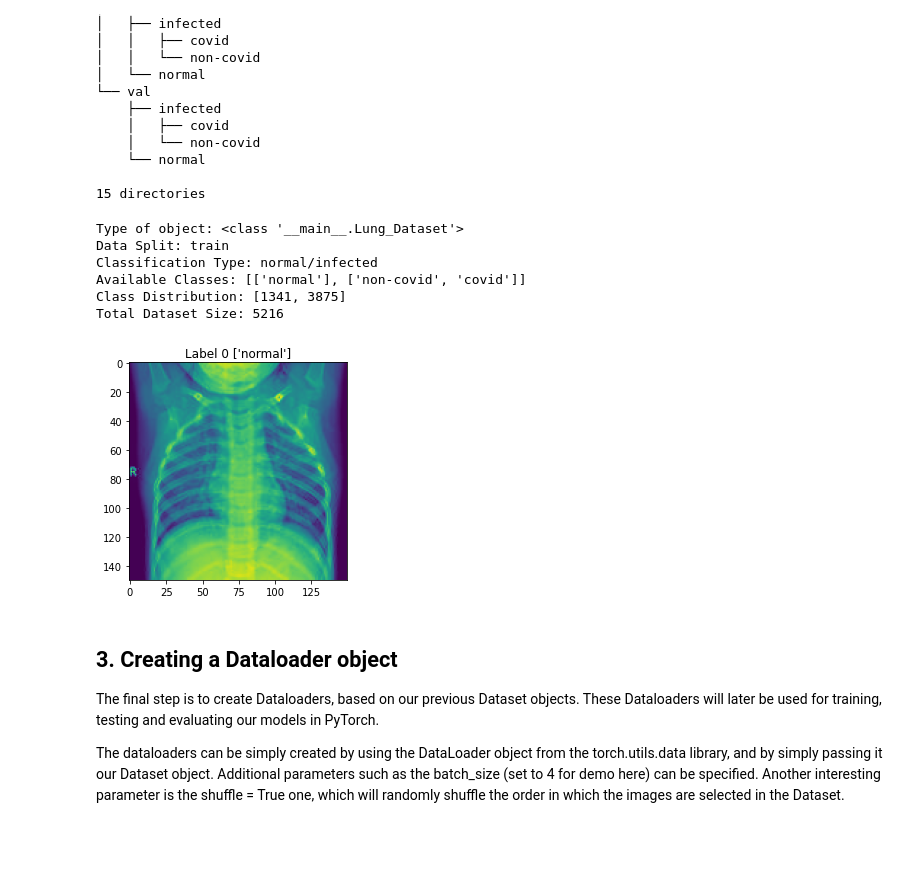
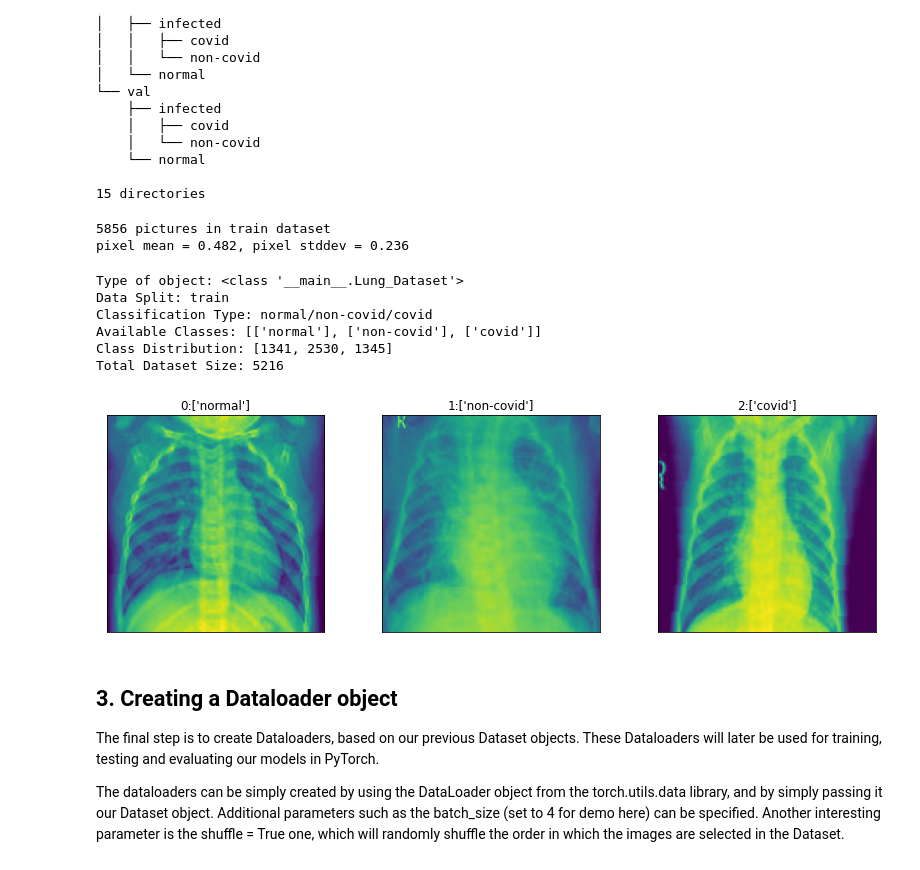
Before and after one commit to indoc/deep-learning-small-project, a Jupyter notebook: lung_dataset.ipynb, the cells around one changed output. Drawn from its saved outputs; the diff is of its cells as text; code cells hidden in the pictures; blank space fills up the shorter version.

```diff
--- a/lung_dataset.ipynb
+++ b/lung_dataset.ipynb
@@ -81,6 +81,27 @@ classification_types = {
     "covid/non-covid": [['covid'], ['non-covid']],
     "normal/non-covid/covid": [['normal'], ['non-covid'], ['covid']]
 }
+# %%
+if MAIN:
+    ims = []
+    for filepath in glob.glob("{}/*/*/*.jpg".format(dataset_folder, data_split_paths["train"])):
+        with open(filepath, 'rb') as f:
+            # Convert to Numpy array and normalize pixel values by dividing by 255.
+            im = (np.asarray(Image.open(f))/255).flatten()
+            ims.append(im)
+
+    for filepath in glob.glob("{}/*/*/*/*.jpg".format(dataset_folder, data_split_paths["train"])):
+        with open(filepath, 'rb') as f:
+            # Convert to Numpy array and normalize pixel values by dividing by 255.
+            im = (np.asarray(Image.open(f))/255).flatten()
+            ims.append(im)
+
+    pixels = np.concatenate(ims)
+    print("{} pictures in train dataset\npixel mean = {:.3f}, pixel stddev = {:.3f}".format(
+        len(ims), np.mean(pixels), np.std(pixels)))
+# %% [output]
+5856 pictures in train dataset
+pixel mean = 0.482, pixel stddev = 0.236
 # %%
 class Lung_Dataset(Dataset):
 
@@ -113,21 +134,21 @@ class Lung_Dataset(Dataset):
         self.classification_type = classification_type
         self.classes = classes
 
+        c = collections.Counter(label for filepath,label in self.filepaths_and_labels)
+        self.class_distbn = [c[index] for index in range(len(self.classes))]
 
     def __str__(self):
         """
         __str__ special method, usage print(object)
         Print type and description
         """
-        c = collections.Counter(label for filepath,label in self.filepaths_and_labels)
-        class_distbn = [c[index] for index in range(len(self.classes))]
 
         msg = ""
         msg += "Type of object: {}\n".format(type(self))
         msg += "Data Split: {}\n".format(self.data_split)
         msg += "Classification Type: {}\n".format(self.classification_type)
         msg += "Available Classes: {}\n".format(self.classes)
-        msg += "Class Distribution: {}\n".format(class_distbn)
+        msg += "Class Distribution: {}\n".format(self.class_distbn)
         msg += "Total Dataset Size: {}".format(len(self))
         return msg
 
@@ -154,30 +175,51 @@ class Lung_Dataset(Dataset):
 
         im = transforms.functional.to_tensor(np.array(im)).float()
 
-        # shiying to include various random transforms here
-        # take Tensor of torch.Size([1, 150, 150]) and return the same
+        if self.data_split == "train":
+            transform = transforms.Compose([
+                transforms.RandomRotation((-5,5)),
+            ])
+            im = transform(im)
+
+        transform = transforms.Compose([
+                transforms.CenterCrop((140)),
+                transforms.Resize((150)),
+            ])
+        im = transform(im)
+
+        im = transforms.Normalize(mean=0.482, std=0.236)(im)
 
         return im, label
 
-    def show_img(self, index):
-        im, label = self[index]
-        plt.imshow(im[0,:,:])
-        plt.title("Label {} {}".format(label, self.classes[label]))
+    def show_imgs(self, indexes, titles=[]):
+        fig, ax = plt.subplots(ncols=len(indexes), nrows=1, squeeze=False, figsize=(14,4))
+        for i,index in enumerate(indexes):
+            im, label = self[index]
+            ax[0][i].imshow(im[0,:,:])
+            if titles:
+                text_color = "black"
+                if titles[i] != self.classes[label][0]:
+                    text_color = "red"
+                ax[0][i].set_title(titles[i], fontdict={"color":text_color})
+            else:
+                ax[0][i].set_title("{}:{}".format(label, self.classes[label]))
+            ax[0][i].set_xticks([])
+            ax[0][i].set_yticks([])
         plt.show()
         plt.close()
 # %%
 if MAIN:
-    ld_train = Lung_Dataset("train", "normal/infected")
+    ld_train = Lung_Dataset("train", "normal/non-covid/covid")
     print(ld_train)
-    ld_train.show_img(1)
+    ld_train.show_imgs([0, 3700, 5000])
 # %% [output]
 Type of object: <class '__main__.Lung_Dataset'>
 Data Split: train
-Classification Type: normal/infected
-Available Classes: [['normal'], ['non-covid', 'covid']]
-Class Distribution: [1341, 3875]
+Classification Type: normal/non-covid/covid
+Available Classes: [['normal'], ['non-covid'], ['covid']]
+Class Distribution: [1341, 2530, 1345]
 Total Dataset Size: 5216
-[figure, old version]
+[figure, new version]
 # %% [markdown]
 ## 3. Creating a Dataloader object
 
```
Also changed, not shown: parts of 3 cells of this notebook, 5 other files.
